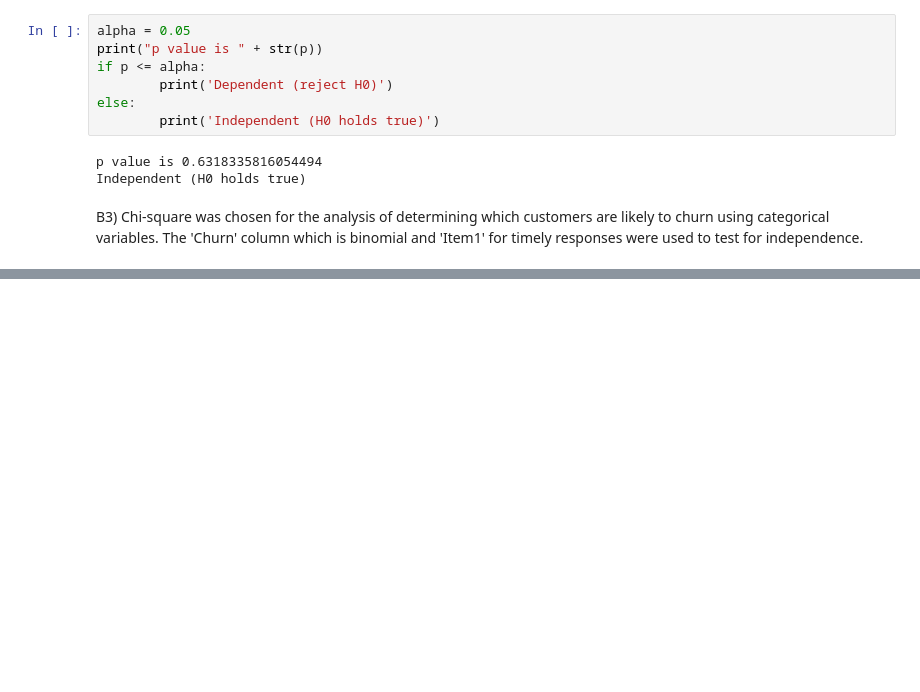
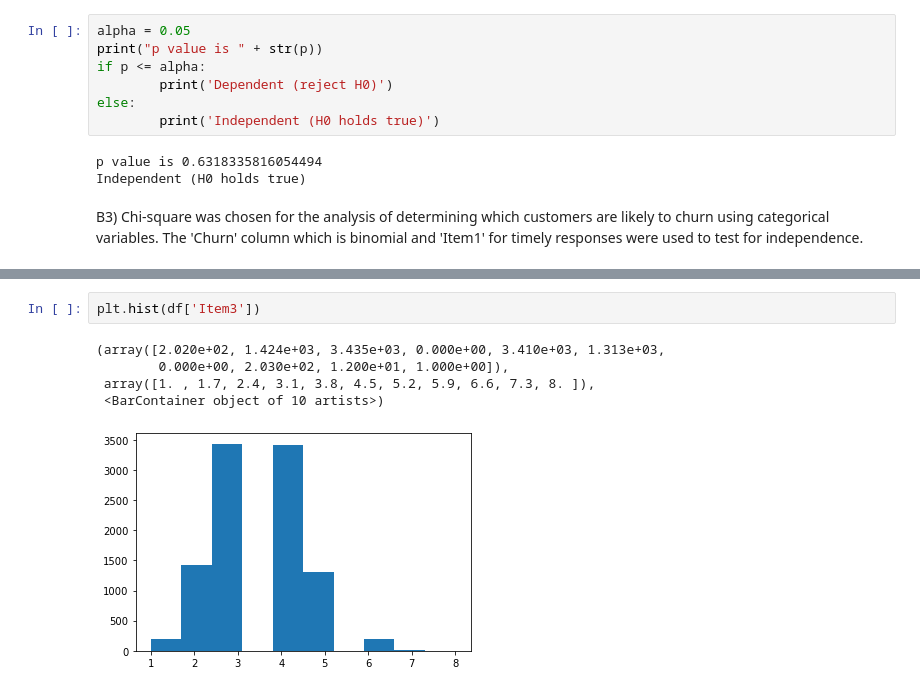
Before and after one commit to michaelle93/D207PA, a Jupyter notebook: D207PA.ipynb, the cells around one changed output, grey strips where cells are left out. Cells and saved outputs as stored; diff of their text form; blank space fills up the shorter version.

```diff
--- a/D207PA.ipynb
+++ b/D207PA.ipynb
@@ -78,0 +106,8 @@ Continuous variables:
+# %%
+plt.hist(df['Item3'])
+# %% [output]
+(array([2.020e+02, 1.424e+03, 3.435e+03, 0.000e+00, 3.410e+03, 1.313e+03,
+        0.000e+00, 2.030e+02, 1.200e+01, 1.000e+00]),
+ array([1. , 1.7, 2.4, 3.1, 3.8, 4.5, 5.2, 5.9, 6.6, 7.3, 8. ]),
+ <BarContainer object of 10 artists>)
+[figure, added]
```
Also changed, not shown: parts of 10 cells of this notebook, 1 other file.
